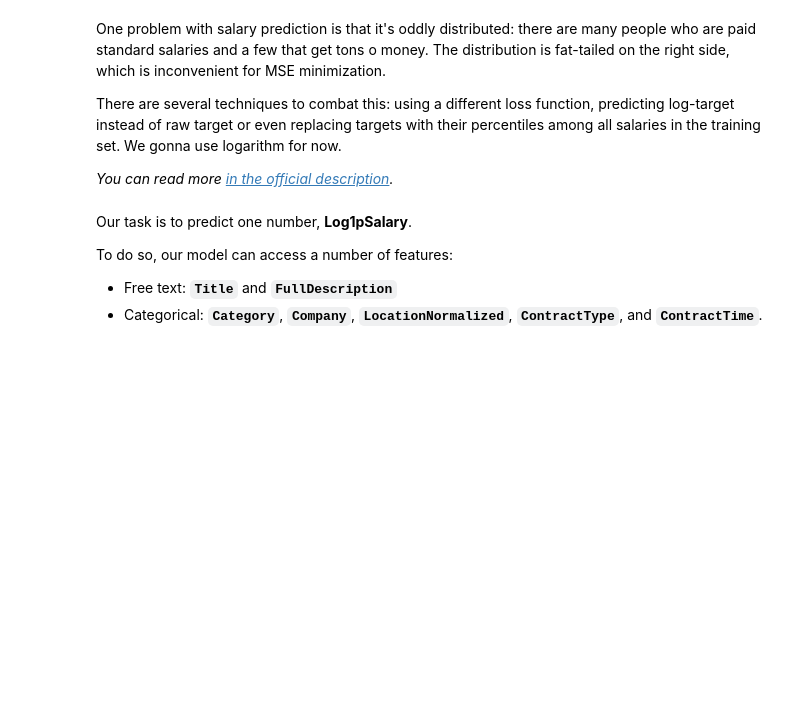
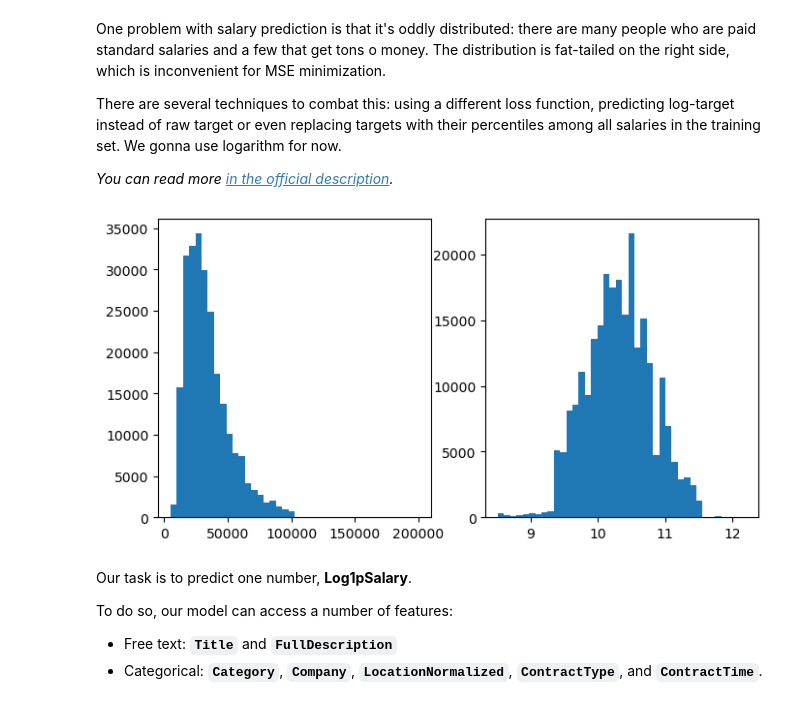
Before and after one commit to taot/yandex_nlp_course, a Jupyter notebook: week02_classification/seminar.ipynb, the cells around one changed output. Cells and saved outputs as stored; diff of their text form; code cells hidden in the pictures; blank space fills up the shorter version.

Commit message:
start week02 seminar

```diff
--- a/week02_classification/seminar.ipynb
+++ b/week02_classification/seminar.ipynb
@@ -17,6 +25,6 @@ For starters, let's download and unpack the data from [here].
 
 You can also get it from [yadisk url](https://yadi.sk/d/vVEOWPFY3NruT7) the competition [page](https://www.kaggle.com/c/job-salary-prediction/data) (pick `Train_rev1.*`).
 # %%
-!wget https://ysda-seminars.s3.eu-central-1.amazonaws.com/Train_rev1.zip
-data = pd.read_csv("./Train_rev1.zip", compression='zip', index_col=None)
+# !wget https://ysda-seminars.s3.eu-central-1.amazonaws.com/Train_rev1.zip
+data = pd.read_csv("/home/taot/data/nlp_course_data/Train_rev1.zip", compression='zip', index_col=None)
 data.shape
@@ -31,12 +52,14 @@ _You can read more [in the official description](https://www.kaggle.com/c/job-sa
 # %%
 data['Log1pSalary'] = np.log1p(data['SalaryNormalized']).astype('float32')
 
 plt.figure(figsize=[8, 4])
 plt.subplot(1, 2, 1)
-plt.hist(data["SalaryNormalized"], bins=20);
+plt.hist(data["SalaryNormalized"], bins=40);
 
 plt.subplot(1, 2, 2)
-plt.hist(data['Log1pSalary'], bins=20);
+plt.hist(data['Log1pSalary'], bins=40);
+# %% [output]
+[figure, added]
 # %% [markdown]
 Our task is to predict one number, __Log1pSalary__.
 
```
Also changed, not shown: parts of 25 cells of this notebook, 2 other files.
